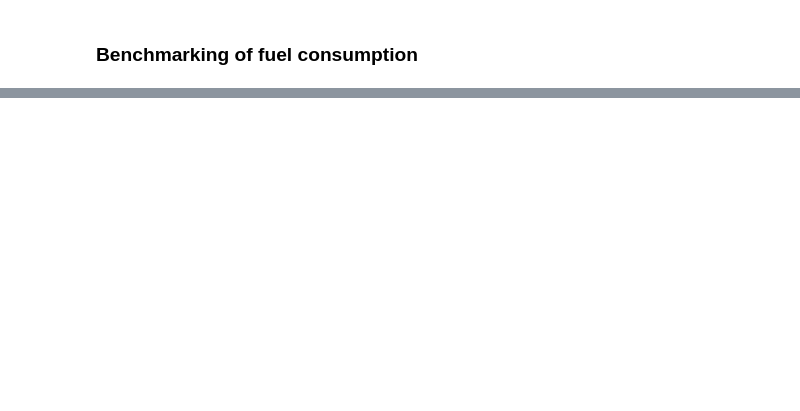
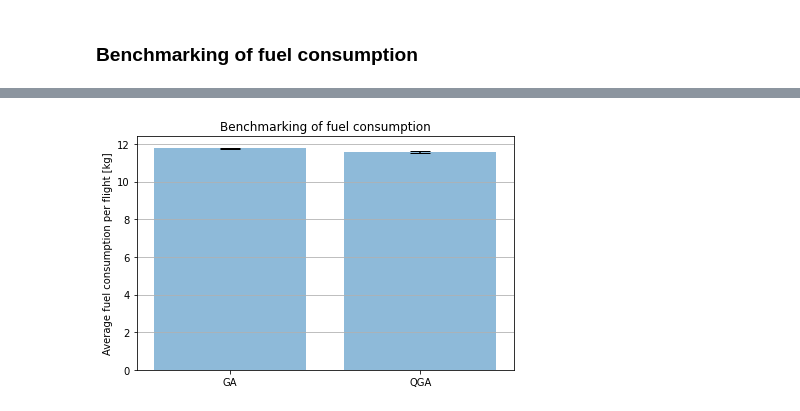
Before and after one commit to fjelljenta/Quantum-Challenge, a Jupyter notebook: Quantimize.ipynb, the cells around one changed output, grey strips where cells are left out. Drawn from its saved outputs; the diff is of its cells as text; code cells hidden in the pictures; blank space fills up the shorter version.

```diff
--- a/Quantimize.ipynb
+++ b/Quantimize.ipynb
@@ -476,2 +515,4 @@ bt.plot_graph('Benchmarking of fuel consumption','Average fuel consumption per f
 # %%
-bt.plot_graph_as('Benchmarking of fuel consumption','Average fuel consumption per flight [kg]', Mean_fuel_as, Error_fuel_as)
+bt.plot_graph('Benchmarking of fuel consumption','Average fuel consumption per flight [kg]', Mean_fuel_as, Error_fuel_as)
+# %% [output]
+[figure, added]
```
Also changed, not shown: parts of 10 cells of this notebook, 2 other files.
